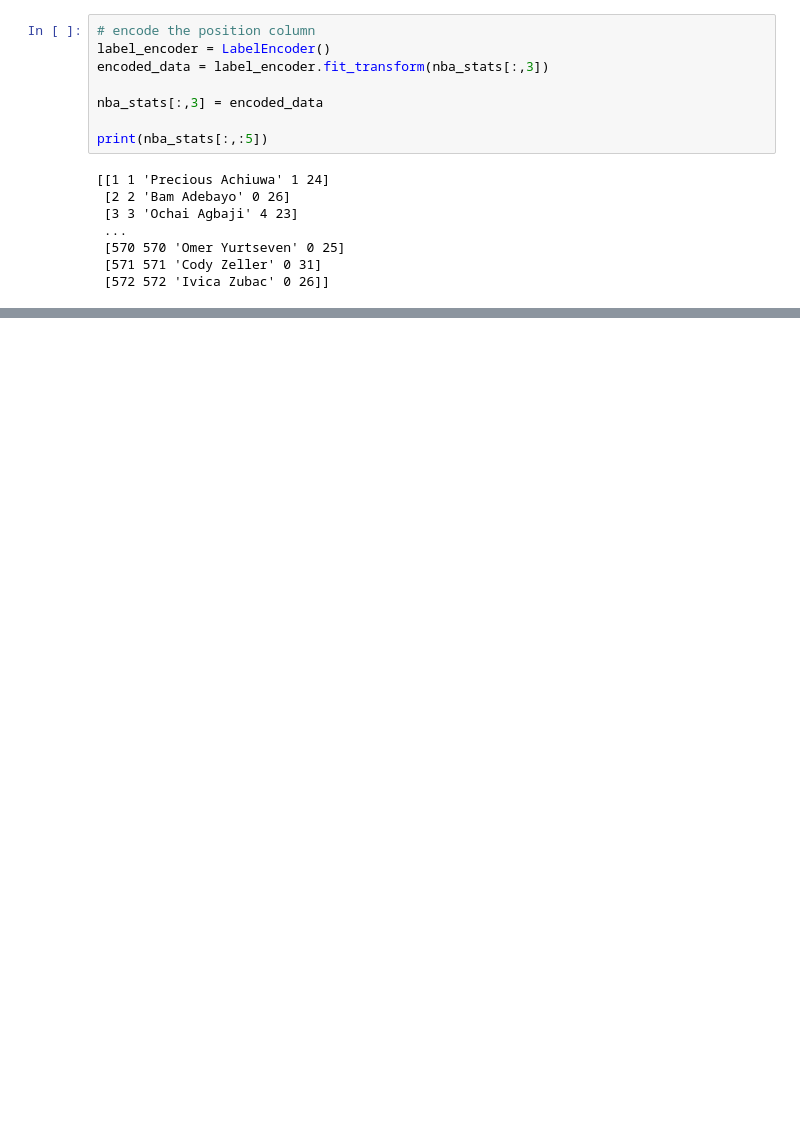
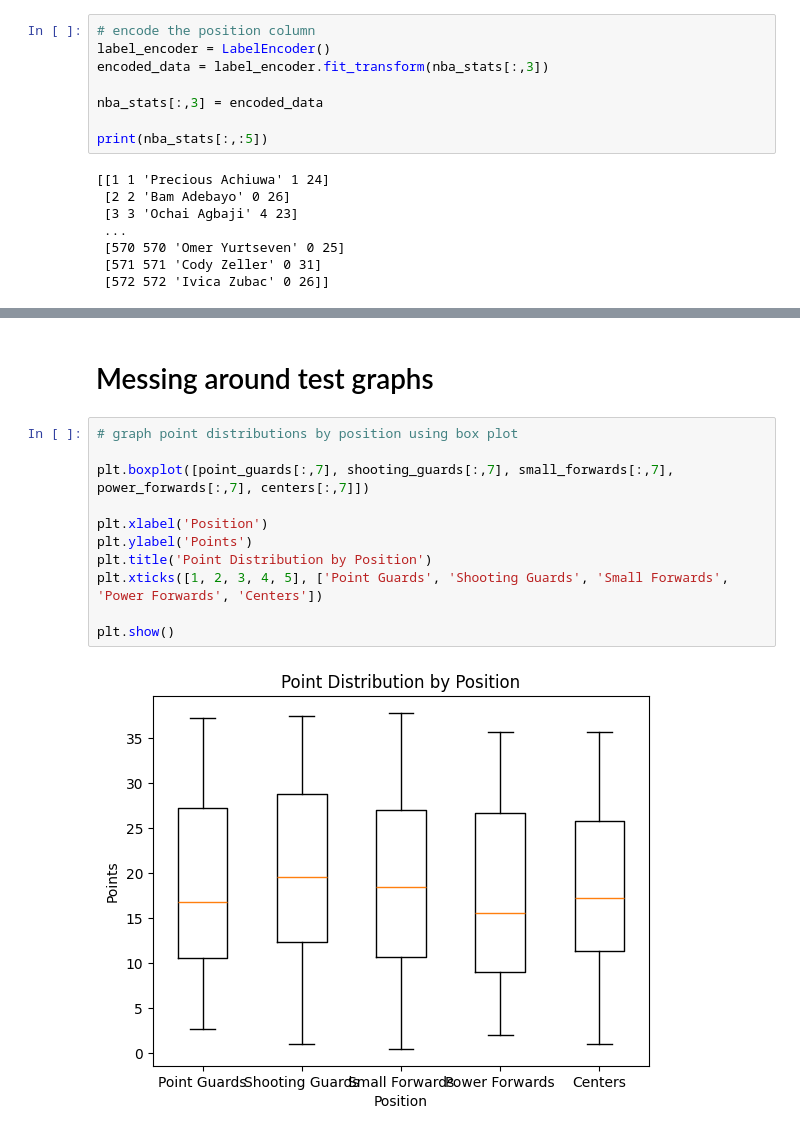
Before and after one commit to turnerburchard/csci347, a Jupyter notebook: finalproject/final.ipynb, the cells around one changed output, grey strips where cells are left out. Drawn from its saved outputs; the diff is of its cells as text; blank space fills up the shorter version.

```diff
--- a/finalproject/final.ipynb
+++ b/finalproject/final.ipynb
@@ -35,0 +63,15 @@ print(nba_stats[:,:5])
+# %% [markdown]
+# Messing around test graphs
+# %%
+# graph point distributions by position using box plot
+
+plt.boxplot([point_guards[:,7], shooting_guards[:,7], small_forwards[:,7], power_forwards[:,7], centers[:,7]])
+
+plt.xlabel('Position')
+plt.ylabel('Points')
+plt.title('Point Distribution by Position')
+plt.xticks([1, 2, 3, 4, 5], ['Point Guards', 'Shooting Guards', 'Small Forwards', 'Power Forwards', 'Centers'])
+
+plt.show()
+# %% [output]
+[figure, added]
```
Also changed, not shown: parts of 7 cells of this notebook.
